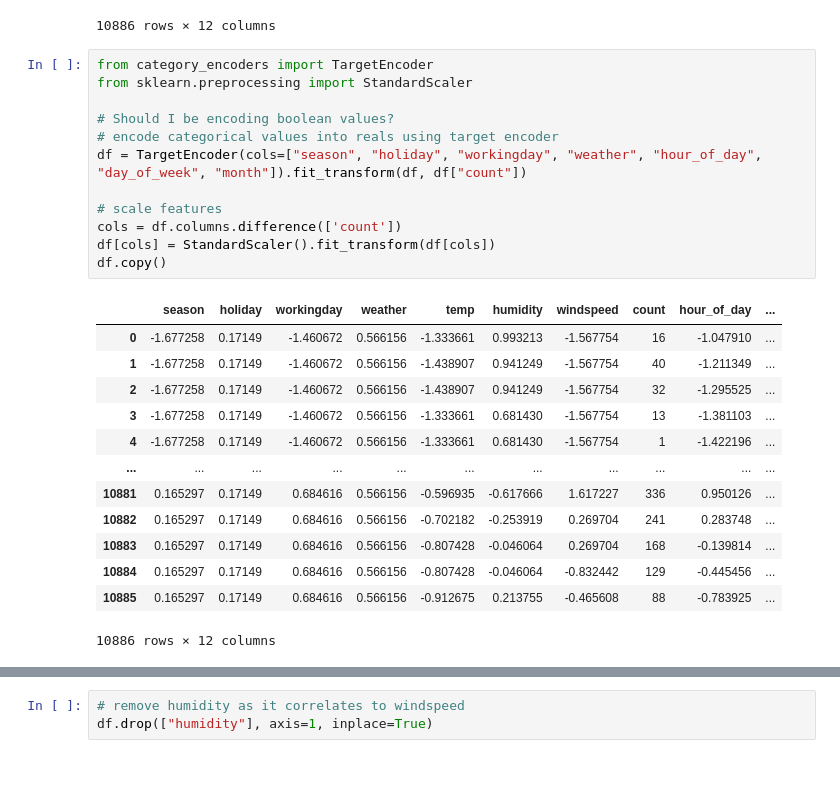
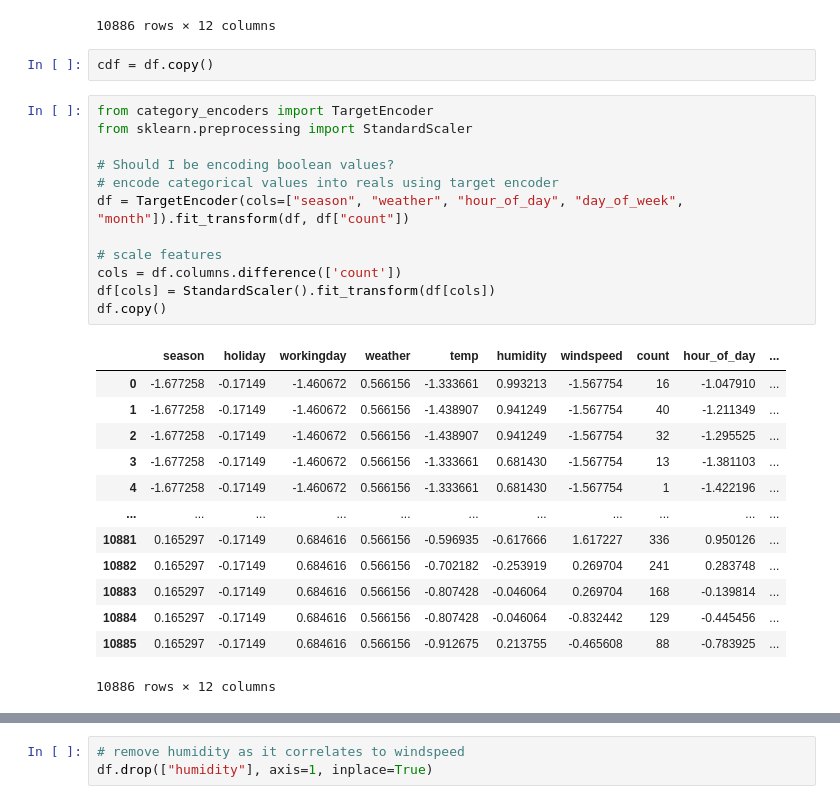
Before and after one commit to NPGiorgi/mlucu, a Jupyter notebook: bikesV2/bikes.ipynb, the cells around one changed output, grey strips where cells are left out. Saved outputs shown, nothing was run; the diff lists cells and outputs as text; blank space fills up the shorter version.

```diff
--- a/bikesV2/bikes.ipynb
+++ b/bikesV2/bikes.ipynb
@@ -99,31 +100,33 @@ df.copy()
 | 10884 | 4 | 0 | 1 | 1 | 13.94 | 61 | 6.0032 | 129 | 22 | ... |
 | 10885 | 4 | 0 | 1 | 1 | 13.12 | 66 | 8.9981 | 88 | 23 | ... |
 10886 rows × 12 columns
+# %%
+cdf = df.copy()
 # %%
 from category_encoders import TargetEncoder
 from sklearn.preprocessing import StandardScaler
 
 # Should I be encoding boolean values?
 # encode categorical values into reals using target encoder
-df = TargetEncoder(cols=["season", "holiday", "workingday", "weather", "hour_of_day", "day_of_week", "month"]).fit_transform(df, df["count"])
+df = TargetEncoder(cols=["season", "weather", "hour_of_day", "day_of_week", "month"]).fit_transform(df, df["count"])
 
 # scale features
 cols = df.columns.difference(['count'])
 df[cols] = StandardScaler().fit_transform(df[cols])
 df.copy()
 # %% [output]
 |  | season | holiday | workingday | weather | temp | humidity | windspeed | count | hour_of_day | ... |
-| 0 | -1.677258 | 0.17149 | -1.460672 | 0.566156 | -1.333661 | 0.993213 | -1.567754 | 16 | -1.047910 | ... |
-| 1 | -1.677258 | 0.17149 | -1.460672 | 0.566156 | -1.438907 | 0.941249 | -1.567754 | 40 | -1.211349 | ... |
-| 2 | -1.677258 | 0.17149 | -1.460672 | 0.566156 | -1.438907 | 0.941249 | -1.567754 | 32 | -1.295525 | ... |
-| 3 | -1.677258 | 0.17149 | -1.460672 | 0.566156 | -1.333661 | 0.681430 | -1.567754 | 13 | -1.381103 | ... |
-| 4 | -1.677258 | 0.17149 | -1.460672 | 0.566156 | -1.333661 | 0.681430 | -1.567754 | 1 | -1.422196 | ... |
+| 0 | -1.677258 | -0.17149 | -1.460672 | 0.566156 | -1.333661 | 0.993213 | -1.567754 | 16 | -1.047910 | ... |
+| 1 | -1.677258 | -0.17149 | -1.460672 | 0.566156 | -1.438907 | 0.941249 | -1.567754 | 40 | -1.211349 | ... |
+| 2 | -1.677258 | -0.17149 | -1.460672 | 0.566156 | -1.438907 | 0.941249 | -1.567754 | 32 | -1.295525 | ... |
+| 3 | -1.677258 | -0.17149 | -1.460672 | 0.566156 | -1.333661 | 0.681430 | -1.567754 | 13 | -1.381103 | ... |
+| 4 | -1.677258 | -0.17149 | -1.460672 | 0.566156 | -1.333661 | 0.681430 | -1.567754 | 1 | -1.422196 | ... |
 | ... | ... | ... | ... | ... | ... | ... | ... | ... | ... | ... |
-| 10881 | 0.165297 | 0.17149 | 0.684616 | 0.566156 | -0.596935 | -0.617666 | 1.617227 | 336 | 0.950126 | ... |
-| 10882 | 0.165297 | 0.17149 | 0.684616 | 0.566156 | -0.702182 | -0.253919 | 0.269704 | 241 | 0.283748 | ... |
-| 10883 | 0.165297 | 0.17149 | 0.684616 | 0.566156 | -0.807428 | -0.046064 | 0.269704 | 168 | -0.139814 | ... |
-| 10884 | 0.165297 | 0.17149 | 0.684616 | 0.566156 | -0.807428 | -0.046064 | -0.832442 | 129 | -0.445456 | ... |
-| 10885 | 0.165297 | 0.17149 | 0.684616 | 0.566156 | -0.912675 | 0.213755 | -0.465608 | 88 | -0.783925 | ... |
+| 10881 | 0.165297 | -0.17149 | 0.684616 | 0.566156 | -0.596935 | -0.617666 | 1.617227 | 336 | 0.950126 | ... |
+| 10882 | 0.165297 | -0.17149 | 0.684616 | 0.566156 | -0.702182 | -0.253919 | 0.269704 | 241 | 0.283748 | ... |
+| 10883 | 0.165297 | -0.17149 | 0.684616 | 0.566156 | -0.807428 | -0.046064 | 0.269704 | 168 | -0.139814 | ... |
+| 10884 | 0.165297 | -0.17149 | 0.684616 | 0.566156 | -0.807428 | -0.046064 | -0.832442 | 129 | -0.445456 | ... |
+| 10885 | 0.165297 | -0.17149 | 0.684616 | 0.566156 | -0.912675 | 0.213755 | -0.465608 | 88 | -0.783925 | ... |
 10886 rows × 12 columns
 # %%
 from sklearn.neighbors import LocalOutlierFactor
```
Also changed, not shown: parts of 6 cells of this notebook.
